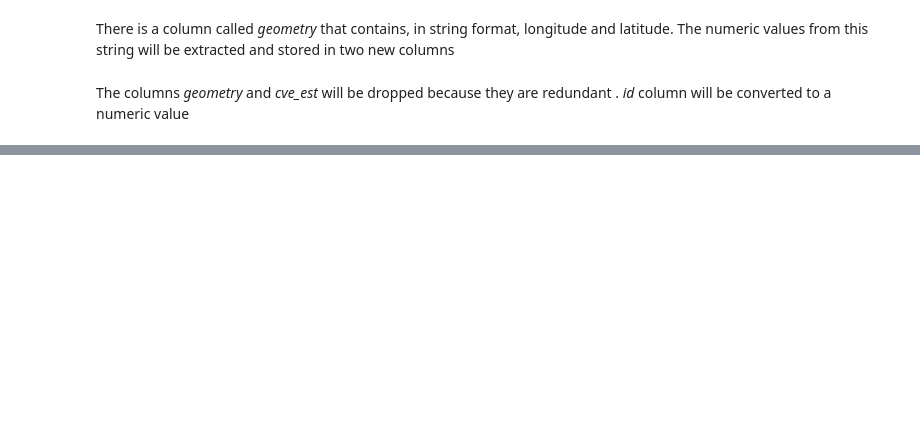
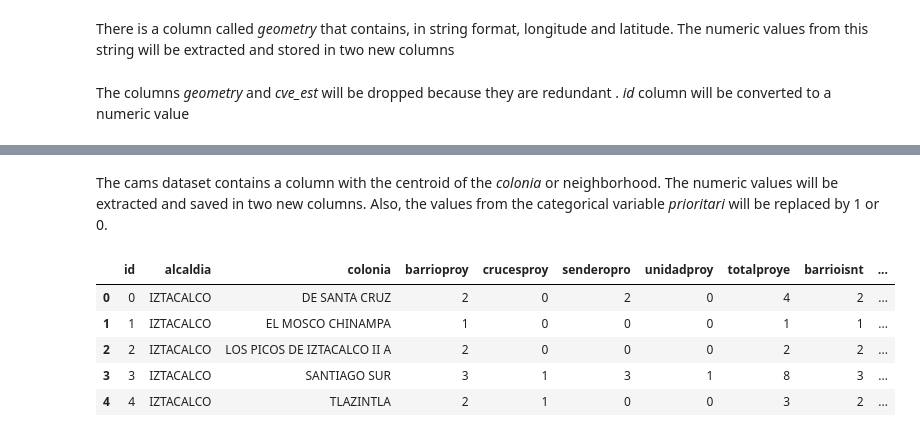
Before and after one commit to marcocasillas91/sdc-security, a Jupyter notebook: notebooks/1_first_datalake.ipynb, the cells around one changed output, grey strips where cells are left out. Cells and saved outputs as stored; diff of their text form; code cells hidden in the pictures; blank space fills up the shorter version.

```diff
--- a/notebooks/1_first_datalake.ipynb
+++ b/notebooks/1_first_datalake.ipynb
@@ -192,0 +216,17 @@ stations_raw.head(10)
+# %% [markdown]
+The cams dataset contains a column with the centroid of the *colonia* or neighborhood. The numeric values will be extracted and saved in two new columns. Also, the values from the categorical variable *prioritari* will be replaced by 1 or 0.
+# %%
+cams_raw[['centroid_lat', 'centroid_long']] = cams_raw['geo_point_2d'].str.split(',', expand=True)
+cams_raw['centroid_lat'] = pd.to_numeric(cams_raw['centroid_lat'])
+cams_raw['centroid_long'] = pd.to_numeric(cams_raw['centroid_long'])
+del cams_raw['geo_point_2d']
+
+cams_raw['prioritari'] = cams_raw['prioritari'].replace({'Si': 1, 'No': 0})
+cams_raw.head()
+# %% [output]
+|  | id | alcaldia | colonia | barrioproy | crucesproy | senderopro | unidadproy | totalproye | barrioisnt | ... |
+| 0 | 0 | IZTACALCO | DE SANTA CRUZ | 2 | 0 | 2 | 0 | 4 | 2 | ... |
+| 1 | 1 | IZTACALCO | EL MOSCO CHINAMPA | 1 | 0 | 0 | 0 | 1 | 1 | ... |
+| 2 | 2 | IZTACALCO | LOS PICOS DE IZTACALCO II A | 2 | 0 | 0 | 0 | 2 | 2 | ... |
+| 3 | 3 | IZTACALCO | SANTIAGO SUR | 3 | 1 | 3 | 1 | 8 | 3 | ... |
+| 4 | 4 | IZTACALCO | TLAZINTLA | 2 | 1 | 0 | 0 | 3 | 2 | ... |
```
Also changed, not shown: parts of 24 cells of this notebook.
